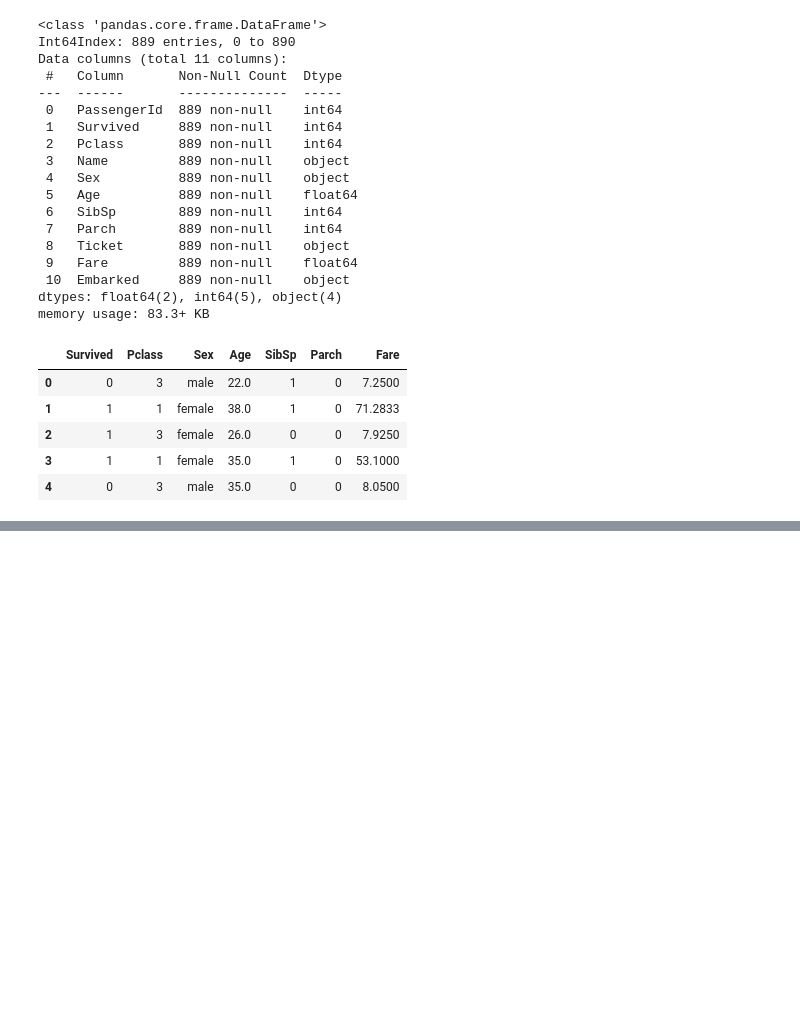
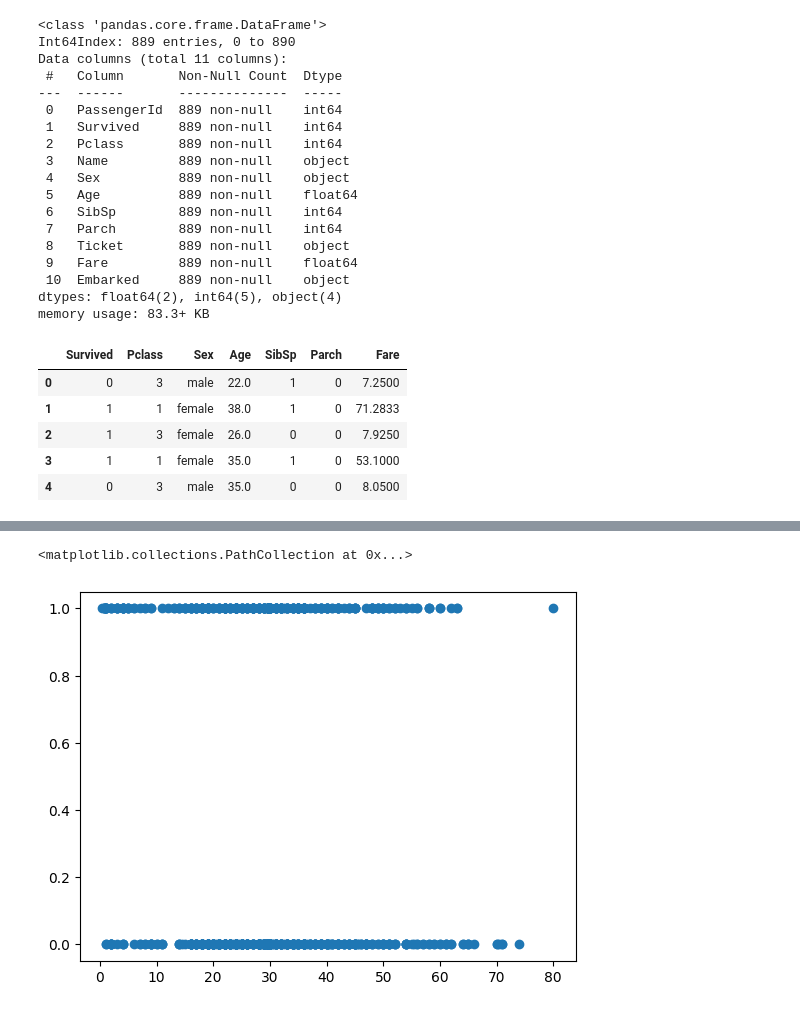
Before and after one commit to Greeshmashetty19/AIML_Project, a Jupyter notebook: Titanic_dataset.ipynb, the cells around one changed output, grey strips where cells are left out. Cells and saved outputs as stored; diff of their text form; code cells hidden in the pictures; blank space fills up the shorter version.

```diff
--- a/Titanic_dataset.ipynb
+++ b/Titanic_dataset.ipynb
@@ -189,0 +252,5 @@ data.head()
+# %%
+plt.scatter(data_1[['Age']],data_1[['Survived']])
+# %% [output]
+<matplotlib.collections.PathCollection at 0x...>
+[figure, added]
```
Also changed, not shown: parts of 19 cells of this notebook.
